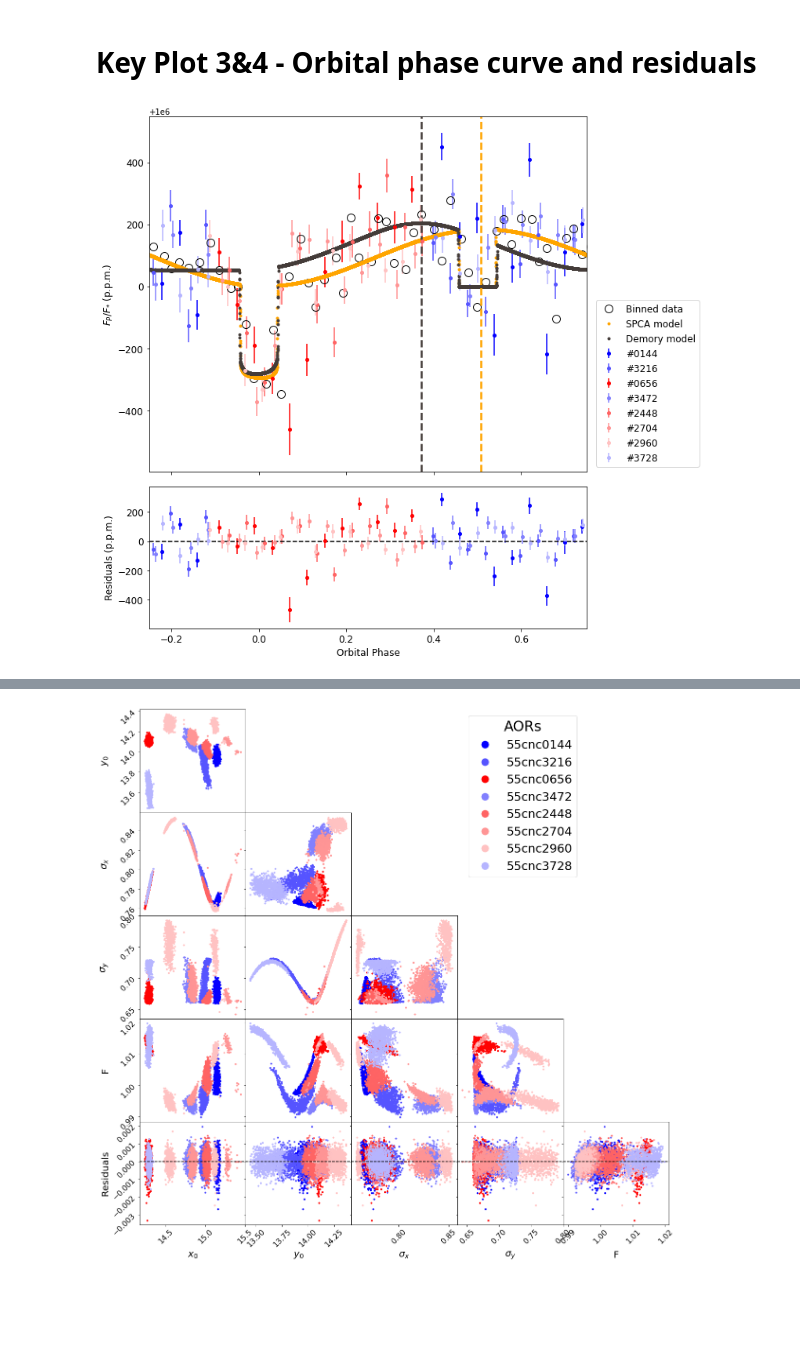
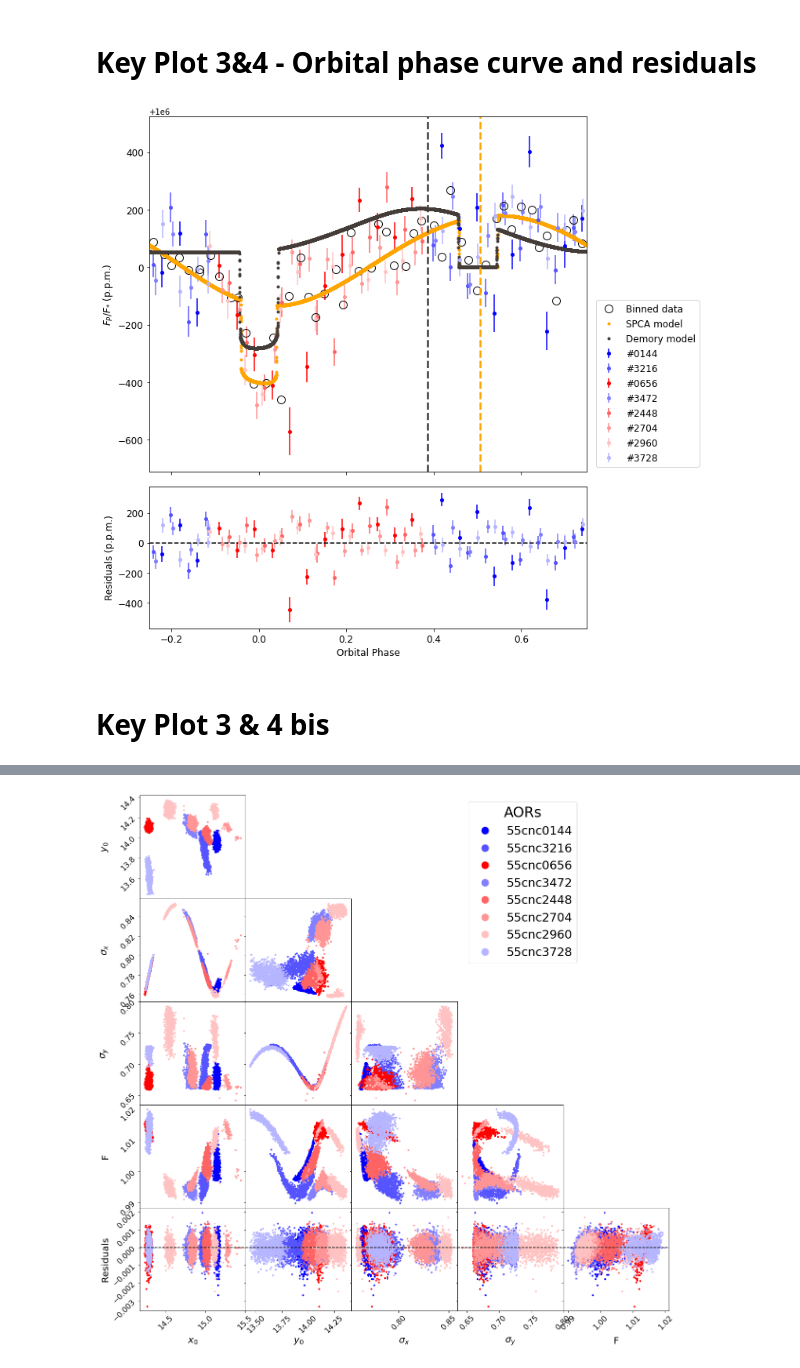
Before and after one commit to lisadang27/SPCA, a Jupyter notebook: Overleaf_Plotting.ipynb, the cells around one changed output, grey strips where cells are left out. Saved outputs shown, nothing was run; the diff lists cells and outputs as text; code cells hidden in the pictures; blank space fills up the shorter version.

```diff
--- a/Overleaf_Plotting.ipynb
+++ b/Overleaf_Plotting.ipynb
@@ -239,7 +239,7 @@ plt.show()
 # %% [markdown]
 # Download Demory model
 # %%
-file = Path('/Users/samsonmercier/Desktop', 'Demory.xlsx')
+file = Path('/Users/samsonmercier/Desktop/Research', 'Demory.xlsx')
 obj = openpyxl.load_workbook(file)
 
 sheet = obj.active
@@ -259,7 +259,7 @@ Demory_flux = Demory_flux[1:]
 # %% [markdown]
 # Key Plot 3&4 - Orbital phase curve and residuals
 # %%
-datamult = newimport('55cnc_Nobug', 'BLISS_v1,psfw_BETTER_PRIORS')
+datamult = newimport('55cnc_Nobug', 'BLISS_v1,psfw')
 
 actualflux = datamult[2]/datamult[4]
 actualtime = datamult[1]
@@ -279,49 +279,41 @@ AOR1f=[]
 AOR1t=[]
 AOR1r=[]
 AOR1er=[]
-AOR1a=[]
 
 AOR2f=[]
 AOR2t=[]
 AOR2r=[]
 AOR2er=[]
-AOR2a=[]
 
 AOR3f=[]
 AOR3t=[]
 AOR3r=[]
 AOR3er=[]
-AOR3a=[]
 
 AOR4f=[]
 AOR4t=[]
 AOR4r=[]
 AOR4er=[]
-AOR4a=[]
 
 AOR5f=[]
 AOR5t=[]
 AOR5r=[]
 AOR5er=[]
-AOR5a=[]
 
 AOR6f=[]
 AOR6t=[]
 AOR6r=[]
 AOR6er=[]
-AOR6a=[]
 
 AOR7f=[]
 AOR7t=[]
 AOR7r=[]
 AOR7er=[]
-AOR7a=[]
 
 AOR8f=[]
 AOR8t=[]
 AOR8r=[]
 AOR8er=[]
-AOR8a=[]
 
 for i in range(len(binned_flux)):
     if binned_time[i] < 56460:
@@ -364,29 +356,9 @@ for i in range(len(binned_flux)):
         AOR8t.append(binned_time[i])
         AOR8r.append(binned_residuals[i])
         AOR8er.append(binned_flux_std[i])
-
-
-for i in range(len(actualflux)):
-    if actualtime[i] < 56460:
-        AOR1a.append(actualflux[i])
-    elif 56460 < actualtime[i] < 56463 :
-        AOR2a.append(actualflux[i])
-    elif 56464 < actualtime[i] < 56466 :
-        AOR3a.append(actualflux[i])
-    elif 56470 < actualtime[i] < 56475 :
-        AOR4a.append(actualflux[i])
-    elif 56475 < actualtime[i] < 56480 :
-        AOR5a.append(actualflux[i])
-    elif 56480 < actualtime[i] < 56484 :
-        AOR6a.append(actualflux[i])
-    elif 56484 <= actualtime[i] < 56487 :
-        AOR7a.append(actualflux[i])
-    elif 56488 < actualtime[i] < 56492 :
-        AOR8a.append(actualflux[i])
 # %%
 Demory_offset = -41
 SPCA_offset = 2
-P = 0.7365474
 
 f, (ax1, ax2) = plt.subplots(2, 1, sharex=True, figsize=(10, 12), gridspec_kw={'height_ratios': [2.5, 1]})
 
@@ -426,8 +398,8 @@ ax1.plot(Demory_phase_last, Demory_model, '.', color = Demory_color)
 ax1.legend(bbox_to_anchor=(1.01, 0), loc='lower left', fontsize=12)
 ax1.set_ylabel('$F_P / F_{*}$ (p.p.m.)', fontsize=12)
 ax1.set_xlim(-0.25, 0.75)
-ax1.axvline(0.54+(Demory_offset/180)*P, 0, 1, linestyle='--', color=Demory_color, label='Demory offset', linewidth=2.5)
-ax1.axvline(0.5+(SPCA_offset/180)*P, 0, 1, linestyle='--', color='orange', label='SPCA offset', linewidth=2.5)
+ax1.axvline(0.5+(Demory_offset/360), 0, 1, linestyle='--', color=Demory_color, label='Demory offset', linewidth=2.5)
+ax1.axvline(0.5+(SPCA_offset/360), 0, 1, linestyle='--', color='orange', label='SPCA offset', linewidth=2.5)
 ax1.tick_params(axis='y', labelsize=12)
 
 
@@ -439,32 +411,34 @@ ax2.errorbar(phasefoldtime(np.array(AOR2t))[1], AOR2r, yerr = AOR2er, xerr = Non
 
 ax2.errorbar(phasefoldtime(np.array(AOR3t))[0], AOR3r, yerr = AOR3er, xerr = None, fmt = '.', color = colors[2], markersize=8)
 ax2.errorbar(phasefoldtime(np.array(AOR3t))[1], AOR3r, yerr = AOR3er, xerr = None, fmt = '.', color = colors[2], markersize=8)
 
 ax2.errorbar(phasefoldtime(np.array(AOR4t))[0], AOR4r, yerr = AOR4er, xerr = None, fmt = '.', color = colors[3], markersize=8)
 ax2.errorbar(phasefoldtime(np.array(AOR4t))[1], AOR4r, yerr = AOR4er, xerr = None, fmt = '.', color = colors[3], markersize=8)
 
 ax2.errorbar(phasefoldtime(np.array(AOR5t))[0], AOR5r, yerr = AOR5er, xerr = None, fmt = '.', color = colors[4], markersize=8)
 ax2.errorbar(phasefoldtime(np.array(AOR5t))[1], AOR5r, yerr = AOR5er, xerr = None, fmt = '.', color = colors[4], markersize=8)
 
 ax2.errorbar(phasefoldtime(np.array(AOR6t))[0], AOR6r, yerr = AOR6er, xerr = None, fmt = '.', color = colors[5], markersize=8)
 ax2.errorbar(phasefoldtime(np.array(AOR6t))[1], AOR6r, yerr = AOR6er, xerr = None, fmt = '.', color = colors[5], markersize=8)
 
 ax2.errorbar(phasefoldtime(np.array(AOR7t))[0], AOR7r, yerr = AOR7er, xerr = None, fmt = '.', color = colors[6], markersize=8)
 ax2.errorbar(phasefoldtime(np.array(AOR7t))[1], AOR7r, yerr = AOR7er, xerr = None, fmt = '.', color = colors[6], markersize=8)
 
 ax2.errorbar(phasefoldtime(np.array(AOR8t))[0], AOR8r, yerr = AOR8er, xerr = None, fmt = '.', color = colors[7], markersize=8)
 ax2.errorbar(phasefoldtime(np.array(AOR8t))[1], AOR8r, yerr = AOR8er, xerr = None, fmt = '.', color = colors[7], markersize=8)
 
 ax2.axhline(y = 0, color='black', linestyle = '--')
 
 ax2.set_xlabel('Orbital Phase', fontsize=12)
 ax2.set_ylabel('Residuals (p.p.m.)', fontsize=12)
 ax2.set_xlim(-0.25, 0.75)
 ax2.tick_params(axis='y', labelsize=12)
 ax2.tick_params(axis='x', labelsize=12)
 
 plt.subplots_adjust(hspace=0.06)
 
-plt.savefig('/Users/samsonmercier/Desktop/Better_Priors.pdf')
+plt.savefig('/Users/samsonmercier/Desktop/Check_Phase.pdf')
 # %% [output]
-[figure, old version]
+[figure, new version]
+# %% [markdown]
+# Key Plot 3 & 4 bis
```
Also changed, not shown: parts of 21 cells of this notebook, 3 other files.
